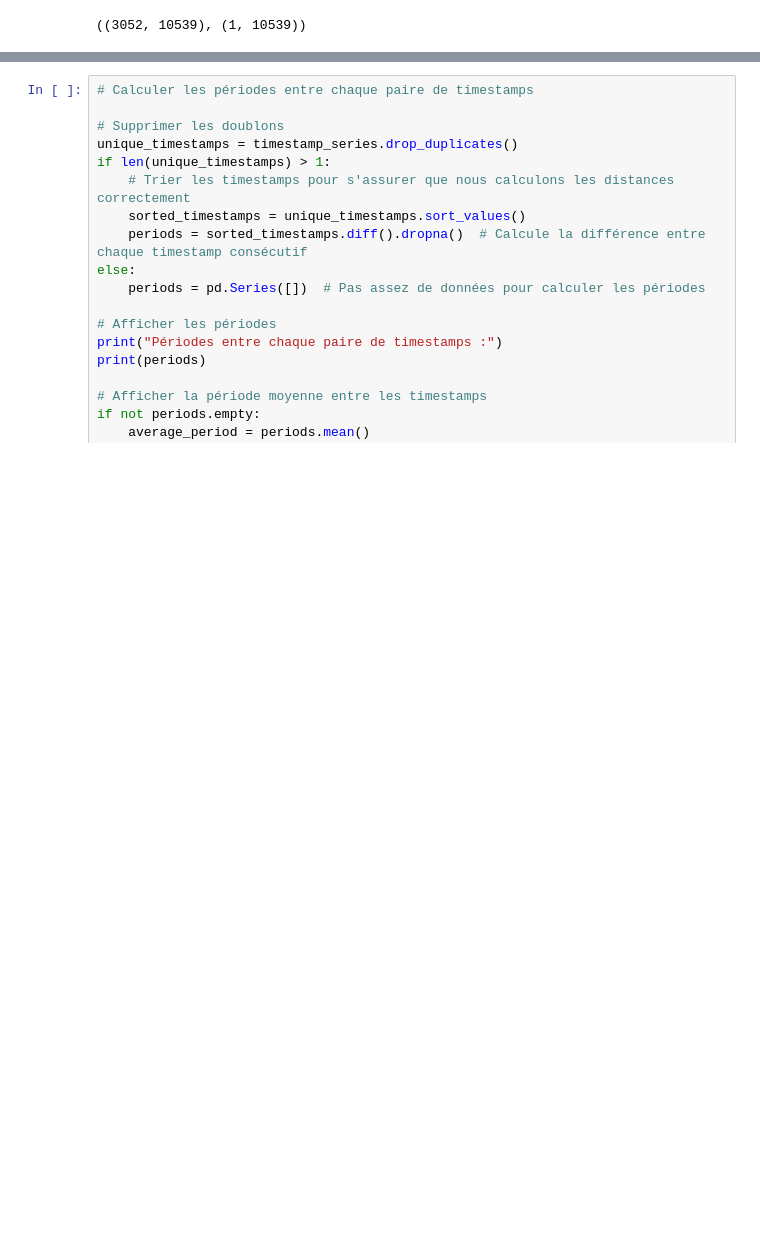
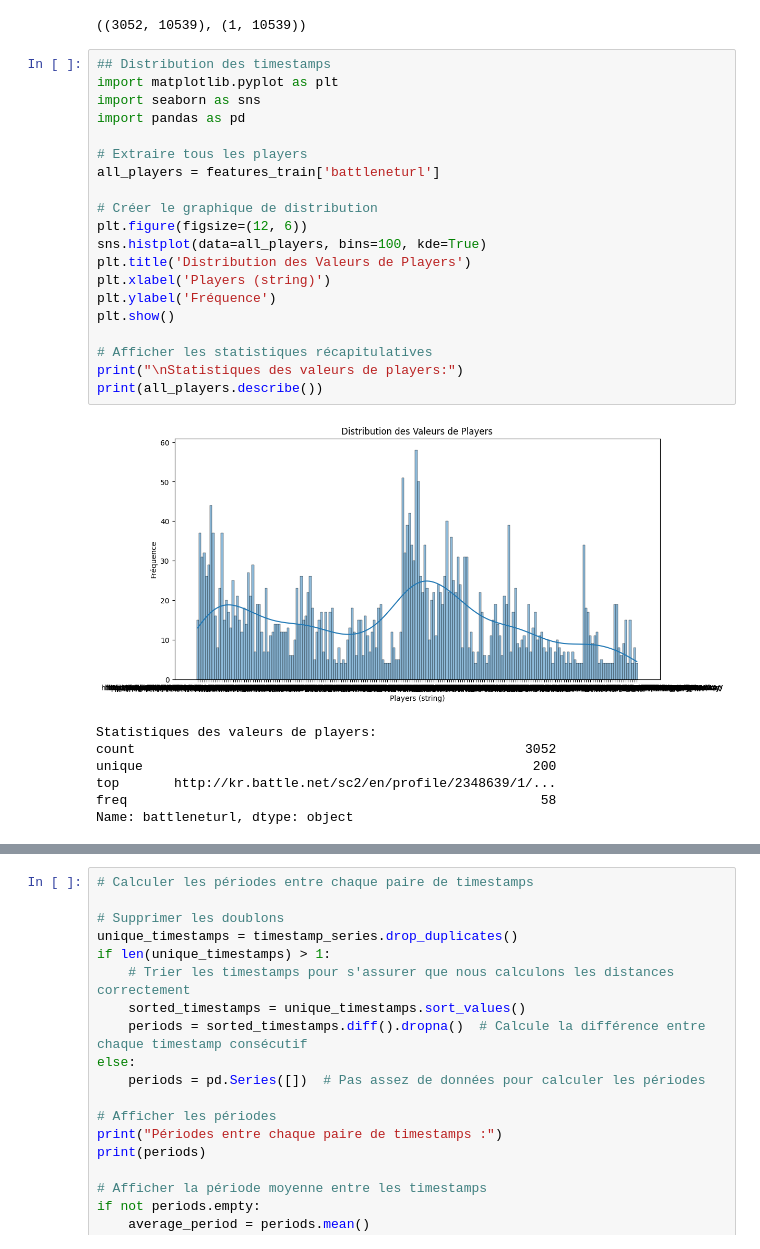
Before and after one commit to LapinRobin/OT-starcraft-prediction, a Jupyter notebook: sc2-keystrokes-public.ipynb, the cells around one changed output, grey strips where cells are left out. Cells and saved outputs as stored; diff of their text form; blank space fills up the shorter version.

```diff
--- a/sc2-keystrokes-public.ipynb
+++ b/sc2-keystrokes-public.ipynb
@@ -161,6 +175,34 @@ df1 = features_train.dropna()
 features_train.shape, df1.shape
 # %% [output]
 ((3052, 10539), (1, 10539))
+# %%
+## Distribution des timestamps
+import matplotlib.pyplot as plt
+import seaborn as sns
+import pandas as pd
+
+# Extraire tous les players
+all_players = features_train['battleneturl']
+
+# Créer le graphique de distribution
+plt.figure(figsize=(12, 6))
+sns.histplot(data=all_players, bins=100, kde=True)
+plt.title('Distribution des Valeurs de Players')
+plt.xlabel('Players (string)')
+plt.ylabel('Fréquence')
+plt.show()
+
+# Afficher les statistiques récapitulatives
+print("\nStatistiques des valeurs de players:")
+print(all_players.describe())
+# %% [output]
+[figure, added]
+Statistiques des valeurs de players:
+count                                                  3052
+unique                                                  200
+top       http://kr.battle.net/sc2/en/profile/2348639/1/...
+freq                                                     58
+Name: battleneturl, dtype: object
 # %%
 ## Distribution des timestamps
 import matplotlib.pyplot as plt
```
Also changed, not shown: parts of 25 cells of this notebook.
